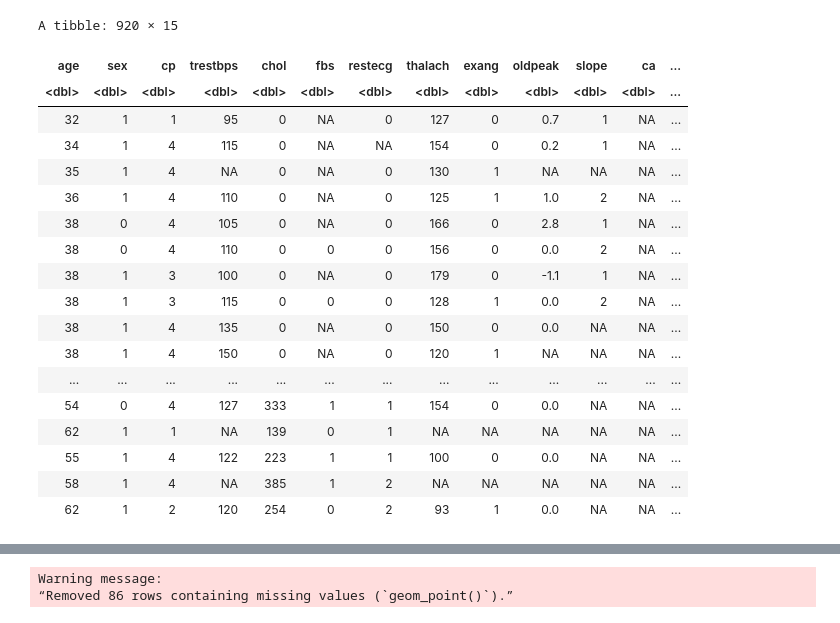
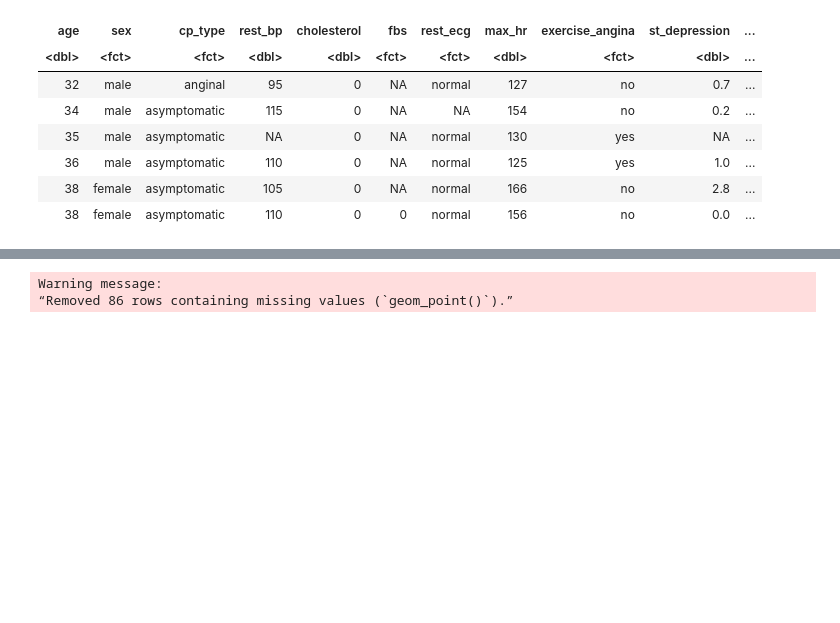
Before and after one commit to aaelbaz/DSCI-100-Group-Project, a Jupyter notebook: Main.ipynb, the cells around one changed output, grey strips where cells are left out. Drawn from its saved outputs; the diff is of its cells as text; code cells hidden in the pictures; blank space fills up the shorter version.

Commit message:
performed basic data analysis

```diff
--- a/Main.ipynb
+++ b/Main.ipynb
@@ -23,21 +23,39 @@ library(tidymodels)
 # %%
+options(repr.plot.width = 8, repr.plot.height = 8)
+
 sws_url <- "https://raw.github.com/aaelbaz/DSCI-100-Group-Project/215e081060c7280c1d975721f1934d3c147aa8fe/heart_disease_data/processed.switzerland.data"
 clv_url <- "https://raw.github.com/aaelbaz/DSCI-100-Group-Project/215e081060c7280c1d975721f1934d3c147aa8fe/heart_disease_data/processed.cleveland.data"
 hgr_url <- "https://raw.github.com/aaelbaz/DSCI-100-Group-Project/215e081060c7280c1d975721f1934d3c147aa8fe/heart_disease_data/processed.hungarian.data"
 vlb_url <- "https://raw.github.com/aaelbaz/DSCI-100-Group-Project/215e081060c7280c1d975721f1934d3c147aa8fe/heart_disease_data/processed.va.data"
 
-cols <- c("age", "sex", "cp", "trestbps", "chol", "fbs", "restecg", "thalach", "exang", "oldpeak", "slope", "ca", "thal", "num")
-na_vals <- c("", "NA", "?")
+cols <- c("age", "sex", "cp_type", "rest_bp", "cholesterol", "fbs", "rest_ecg", "max_hr",
+          "exercise_angina", "st_depression", "st_slope", "coloured_vsls", "thal", "heart_disease")
+na_vals <- c("", "NA", "?", -9.0)
 
-sws <- read_csv(sws_url, col_names = cols, na = na_vals) |>
-mutate(location = "Switzerland")
-clv <- read_csv(clv_url, col_names = cols, na = na_vals) |>
-mutate(location = "Cleveland")
-hgr <- read_csv(hgr_url, col_names = cols, na = na_vals) |>
-mutate(location = "Hungary")
-vlb <- read_csv(vlb_url, col_names = cols, na = na_vals) |>
-mutate(location = "VA Long Beach")
+sws <- read_csv(sws_url, col_names = cols, na = na_vals, show_col_types = FALSE) |> mutate(location = "Switzerland")
+clv <- read_csv(clv_url, col_names = cols, na = na_vals, show_col_types = FALSE) |> mutate(location = "Cleveland")
+hgr <- read_csv(hgr_url, col_names = cols, na = na_vals, show_col_types = FALSE) |> mutate(location = "Hungary")
+vlb <- read_csv(vlb_url, col_names = cols, na = na_vals, show_col_types = FALSE) |> mutate(location = "VA Long Beach")
 
 heart_disease_data <- bind_rows(sws, clv, hgr, vlb)
-heart_disease_data
+
+heart_disease_data$sex <- ifelse(heart_disease_data$sex == 0, "female", "male")
+heart_disease_data$cp_type <- ifelse(heart_disease_data$cp_type == 1, "anginal",
+                                     ifelse(heart_disease_data$cp_type == 2, "anginal",
+                                            ifelse(heart_disease_data$cp_type == 3, "non-anginal", "asymptomatic")))
+heart_disease_data$rest_ecg <- ifelse(heart_disease_data$rest_ecg == 0, "normal",
+                                      ifelse(heart_disease_data$rest_ecg == 1, "abnormality", "hypertrophy"))
+heart_disease_data$exercise_angina <- ifelse(heart_disease_data$exercise_angina == 0, "no", "yes")
+heart_disease_data$st_slope <- ifelse(heart_disease_data$st_slope == 1, "upsloping",
+                                      ifelse(heart_disease_data$st_slope == 2, "flat", "downsloping"))
+heart_disease_data$thal <- ifelse(heart_disease_data$thal == 3, "normal",
+                                      ifelse(heart_disease_data$thal == 6, "fixed", "reversable"))
+
+heart_disease_data <- heart_disease_data |>
+    mutate(sex = as.factor(sex), cp_type = as.factor(cp_type), fbs = as.factor(fbs), rest_ecg = as.factor(rest_ecg),
+       exercise_angina = as.factor(exercise_angina), st_slope = as.factor(st_slope), thal = as.factor(thal),
+       heart_disease = as.factor(heart_disease), location = as.factor(location))|>
+    filter(!(is.na(rest_bp)) | !(is.na(age)) | !(is.na(max_hr)))
+
+head(heart_disease_data)
 # %% [output]
@@ -61,19 +63,8 @@ dbl (14): age, sex, cp, trestbps, chol, fbs, restecg, thalach, exang, oldpea...
-A tibble: 920 × 15
-| age | sex | cp | trestbps | chol | fbs | restecg | thalach | exang | oldpeak | slope | ca | ... |
-| <dbl> | <dbl> | <dbl> | <dbl> | <dbl> | <dbl> | <dbl> | <dbl> | <dbl> | <dbl> | <dbl> | <dbl> | ... |
-| 32 | 1 | 1 | 95 | 0 | NA | 0 | 127 | 0 | 0.7 | 1 | NA | ... |
-| 34 | 1 | 4 | 115 | 0 | NA | NA | 154 | 0 | 0.2 | 1 | NA | ... |
-| 35 | 1 | 4 | NA | 0 | NA | 0 | 130 | 1 | NA | NA | NA | ... |
-| 36 | 1 | 4 | 110 | 0 | NA | 0 | 125 | 1 | 1.0 | 2 | NA | ... |
-| 38 | 0 | 4 | 105 | 0 | NA | 0 | 166 | 0 | 2.8 | 1 | NA | ... |
-| 38 | 0 | 4 | 110 | 0 | 0 | 0 | 156 | 0 | 0.0 | 2 | NA | ... |
-| 38 | 1 | 3 | 100 | 0 | NA | 0 | 179 | 0 | -1.1 | 1 | NA | ... |
-| 38 | 1 | 3 | 115 | 0 | 0 | 0 | 128 | 1 | 0.0 | 2 | NA | ... |
-| 38 | 1 | 4 | 135 | 0 | NA | 0 | 150 | 0 | 0.0 | NA | NA | ... |
-| 38 | 1 | 4 | 150 | 0 | NA | 0 | 120 | 1 | NA | NA | NA | ... |
-| ... | ... | ... | ... | ... | ... | ... | ... | ... | ... | ... | ... | ... |
-| 54 | 0 | 4 | 127 | 333 | 1 | 1 | 154 | 0 | 0.0 | NA | NA | ... |
-| 62 | 1 | 1 | NA | 139 | 0 | 1 | NA | NA | NA | NA | NA | ... |
-| 55 | 1 | 4 | 122 | 223 | 1 | 1 | 100 | 0 | 0.0 | NA | NA | ... |
-| 58 | 1 | 4 | NA | 385 | 1 | 2 | NA | NA | NA | NA | NA | ... |
-| 62 | 1 | 2 | 120 | 254 | 0 | 2 | 93 | 1 | 0.0 | NA | NA | ... |
+| age | sex | cp_type | rest_bp | cholesterol | fbs | rest_ecg | max_hr | exercise_angina | st_depression | ... |
+| <dbl> | <fct> | <fct> | <dbl> | <dbl> | <fct> | <fct> | <dbl> | <fct> | <dbl> | ... |
+| 32 | male | anginal | 95 | 0 | NA | normal | 127 | no | 0.7 | ... |
+| 34 | male | asymptomatic | 115 | 0 | NA | NA | 154 | no | 0.2 | ... |
+| 35 | male | asymptomatic | NA | 0 | NA | normal | 130 | yes | NA | ... |
+| 36 | male | asymptomatic | 110 | 0 | NA | normal | 125 | yes | 1.0 | ... |
+| 38 | female | asymptomatic | 105 | 0 | NA | normal | 166 | no | 2.8 | ... |
+| 38 | female | asymptomatic | 110 | 0 | 0 | normal | 156 | no | 0.0 | ... |
```
Also changed, not shown: parts of 4 cells of this notebook.
